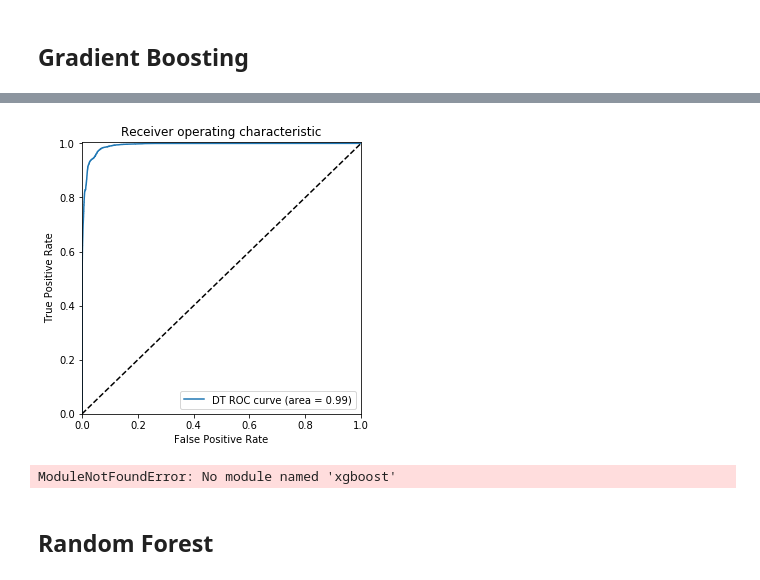
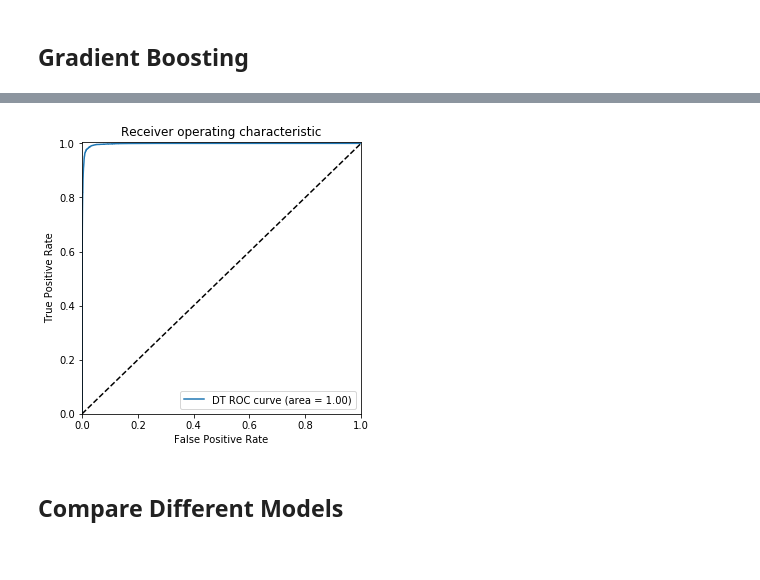
Before and after one commit to crystalxs/Human-or-Robot, a Jupyter notebook: final_project_checkin.ipynb, the cells around one changed output, grey strips where cells are left out. Saved outputs shown, nothing was run; the diff lists cells and outputs as text; code cells hidden in the pictures.

```diff
--- a/final_project_checkin.ipynb
+++ b/final_project_checkin.ipynb
@@ -377,2 +392,0 @@ clf = MLPClassifier(solver='adam', activation='relu', learning_rate='adaptive',
-# %%
-clf.fit(X_train, y_train)
@@ -423,2 +459,17 @@ plt.show()
 # %% [markdown]
 ## Gradient Boosting
+# %%
+from sklearn.ensemble import GradientBoostingClassifier
+from sklearn.model_selection import GridSearchCV
+from sklearn.model_selection import RandomizedSearchCV
+gb = GradientBoostingClassifier(n_estimators=10)
+param_grid = {
+    'max_depth': range(3,6),
+    'max_leaf_nodes' : range(8,11)
+}
+
+gb_cv = GridSearchCV(estimator=gb,
+                      param_grid=param_grid,
+                      cv=5)
+gb_cv.fit(X_train, y_train)
+print(gb_cv.best_params_)
@@ -425,7 +478,6 @@ plt.show()
 # %%
-from sklearn.ensemble import GradientBoostingClassifier
-clf = GradientBoostingClassifier(n_estimators=50,max_depth=3,max_features='sqrt',
-                                 max_leaf_nodes=10)
-clf.fit(X_train, y_train)
+gb = GradientBoostingClassifier(n_estimators=100,max_depth=5,max_features='sqrt',
+                                 max_leaf_nodes=9)
+gb.fit(X_train, y_train)
 # %% [output]
 GradientBoostingClassifier(criterion='friedman_mse', init=None,
@@ -437,16 +489,3 @@ GradientBoostingClassifier(criterion='friedman_mse', init=None,
               n_iter_no_change=None, presort='auto', random_state=None,
               subsample=1.0, tol=0.0001, validation_fraction=0.1,
               verbose=0, warm_start=False)
-# %%
-from sklearn.model_selection import GridSearchCV
-gb = GradientBoostingClassifier(n_estimators=10,max_depth=3,random_state=42)
-param_grid = {
-    'max_features': ['auto', 'sqrt', 'log2'],
-    'max_leaf_nodes' : range(8,11)
-}
-
-rf_cv = GridSearchCV(estimator=gb,
-                      param_grid=param_grid,
-                      cv=5)
-rf_cv.fit(X_train, y_train)
-print(rf_cv.best_params_)
@@ -473,28 +506,21 @@ weighted avg       0.96      0.95      0.96    613705
 # %%
 # Plot ROC in one graph
-fpr_dt, tpr_dt, _dt = roc_curve(y_test, y_dt_score)
-roc_dt_auc = auc(fpr_dt, tpr_dt)
+y_gb_score = gb.predict_proba(X_test)[:,1]
+fpr_gb, tpr_gb, _gb = roc_curve(y_test, y_gb_score)
+roc_gb_auc = auc(fpr_gb, tpr_gb)
 
 plt.figure(figsize=(5,5))
-plt.plot(fpr_dt, tpr_dt, label='DT ROC curve (area = %0.2f)' % roc_dt_auc)
+plt.plot(fpr_gb, tpr_gb, label='DT ROC curve (area = %0.2f)' % roc_gb_auc)
 plt.plot([0, 1], [0, 1], 'k--')
 plt.xlim([0.0, 1.0])
 plt.ylim([0.0, 1.005])
 plt.xlabel('False Positive Rate')
 plt.ylabel('True Positive Rate')
 plt.title('Receiver operating characteristic')
 plt.legend(loc="lower right")
 plt.show()
+fig.savefig('roc_gb_auc.png')
 # %% [output]
-[figure, old version]
+[figure, new version]
-# %%
-from xgboost import XGBClassifier
-from xgboost import plot_tree
-import matplotlib.pyplot as plt
-model = XGBClassifier()
-model.fit(X_train, y_train)
-plot_tree(clf, num_trees=0, rankdir='LR')
-# %% [output]
-ModuleNotFoundError: No module named 'xgboost'
-# %% [markdown]
-## Random Forest
+# %% [markdown]
+## Compare Different Models
```
Also changed, not shown: parts of 33 cells of this notebook, 5 other files.
